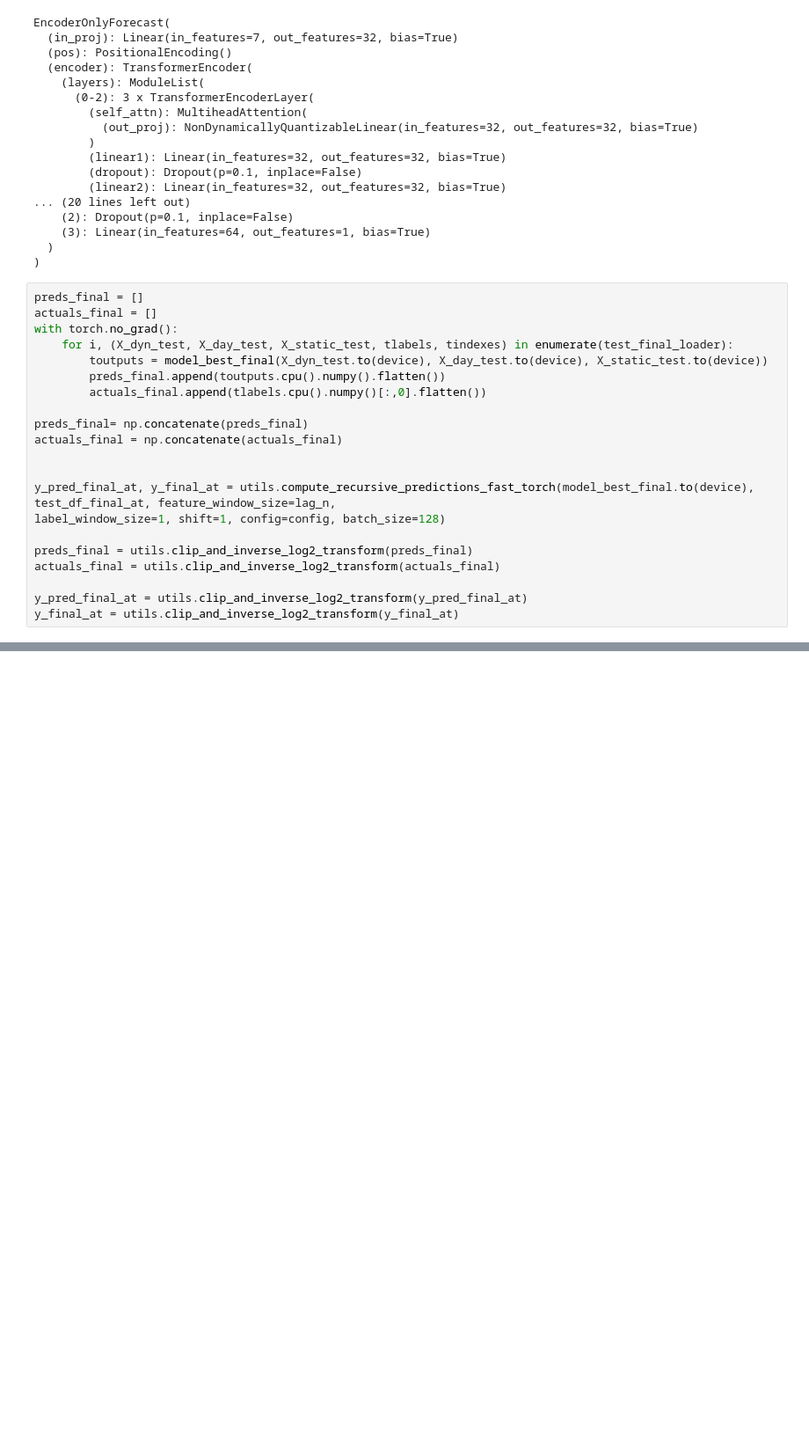
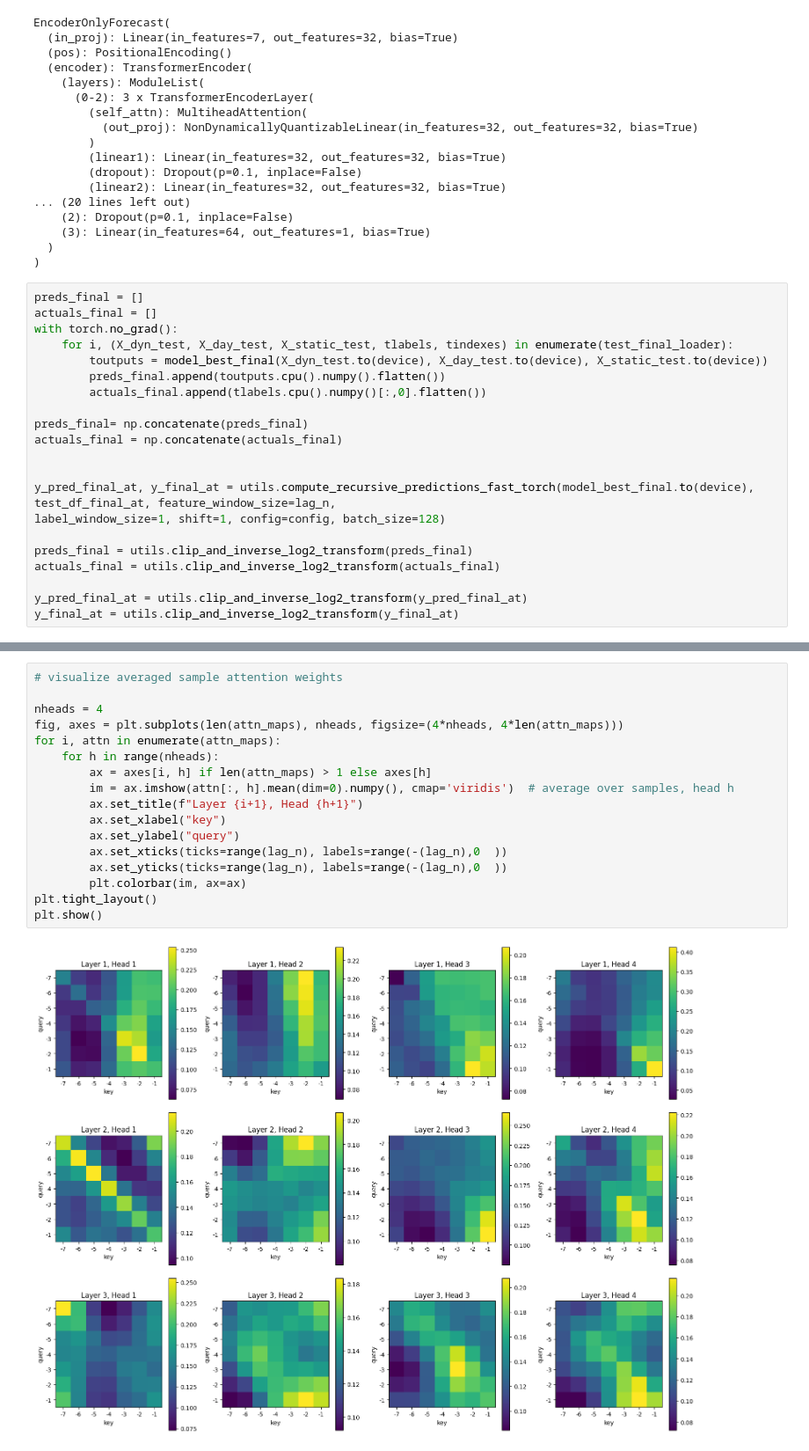
Before and after one commit to PinaColadast/eth-capstone-treewater-deficit, a Jupyter notebook: 04_Transformer_training_rolling_loss.ipynb, the cells around one changed output, grey strips where cells are left out. Shown at 88% size. Cells and saved outputs as stored; diff of their text form; blank space fills up the shorter version.

```diff
--- a/04_Transformer_training_rolling_loss.ipynb
+++ b/04_Transformer_training_rolling_loss.ipynb
@@ -1583,0 +1645,19 @@ Text(0.5, 1.0, '1-day prediction Transformer (rolling loss)\n(2021-2023 test set
+# %%
+# visualize averaged sample attention weights
+
+nheads = 4
+fig, axes = plt.subplots(len(attn_maps), nheads, figsize=(4*nheads, 4*len(attn_maps)))
+for i, attn in enumerate(attn_maps):
+    for h in range(nheads):
+        ax = axes[i, h] if len(attn_maps) > 1 else axes[h]
+        im = ax.imshow(attn[:, h].mean(dim=0).numpy(), cmap='viridis')  # average over samples, head h
+        ax.set_title(f"Layer {i+1}, Head {h+1}")
+        ax.set_xlabel("key")
+        ax.set_ylabel("query")
+        ax.set_xticks(ticks=range(lag_n), labels=range(-(lag_n),0  ))
+        ax.set_yticks(ticks=range(lag_n), labels=range(-(lag_n),0  ))
+        plt.colorbar(im, ax=ax)
+plt.tight_layout()
+plt.show()
+# %% [output]
+[figure, added]
```
Also changed, not shown: parts of 8 cells of this notebook, 2 other files.
